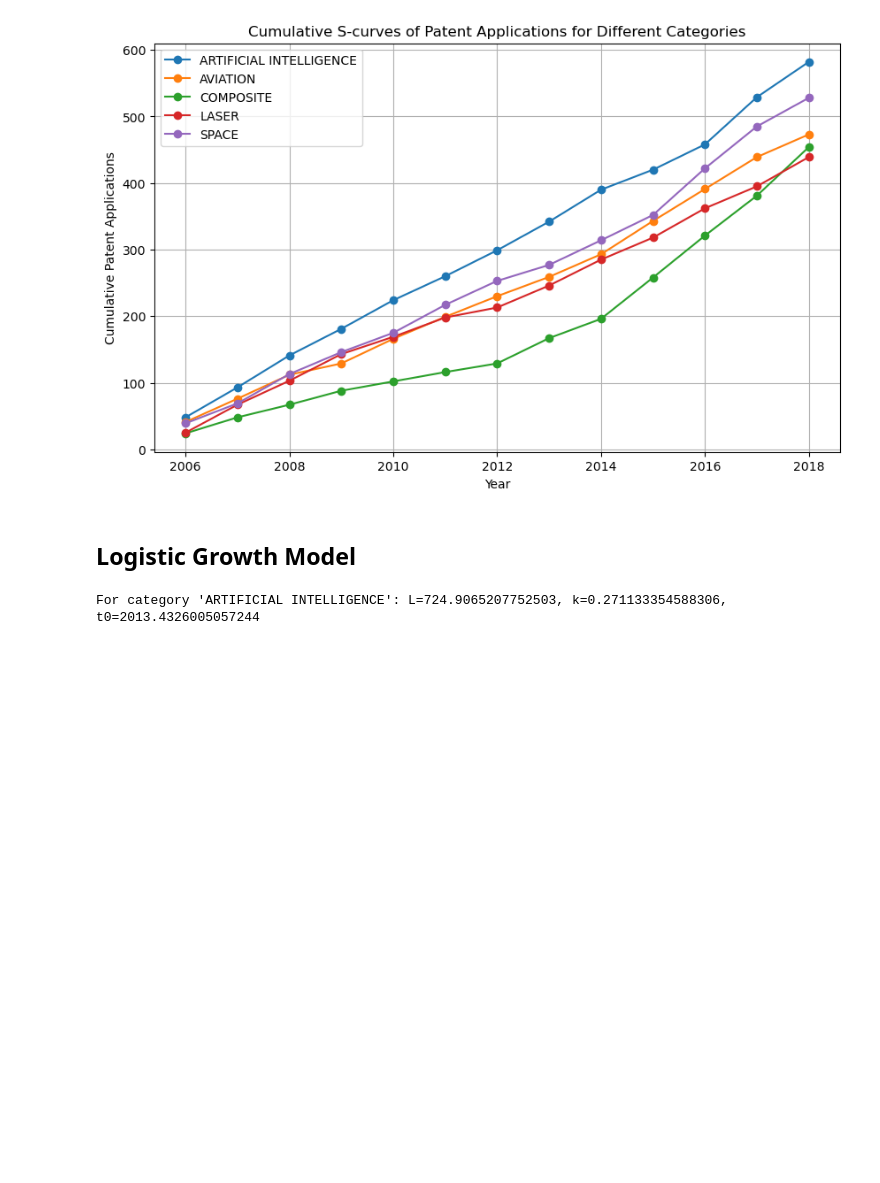
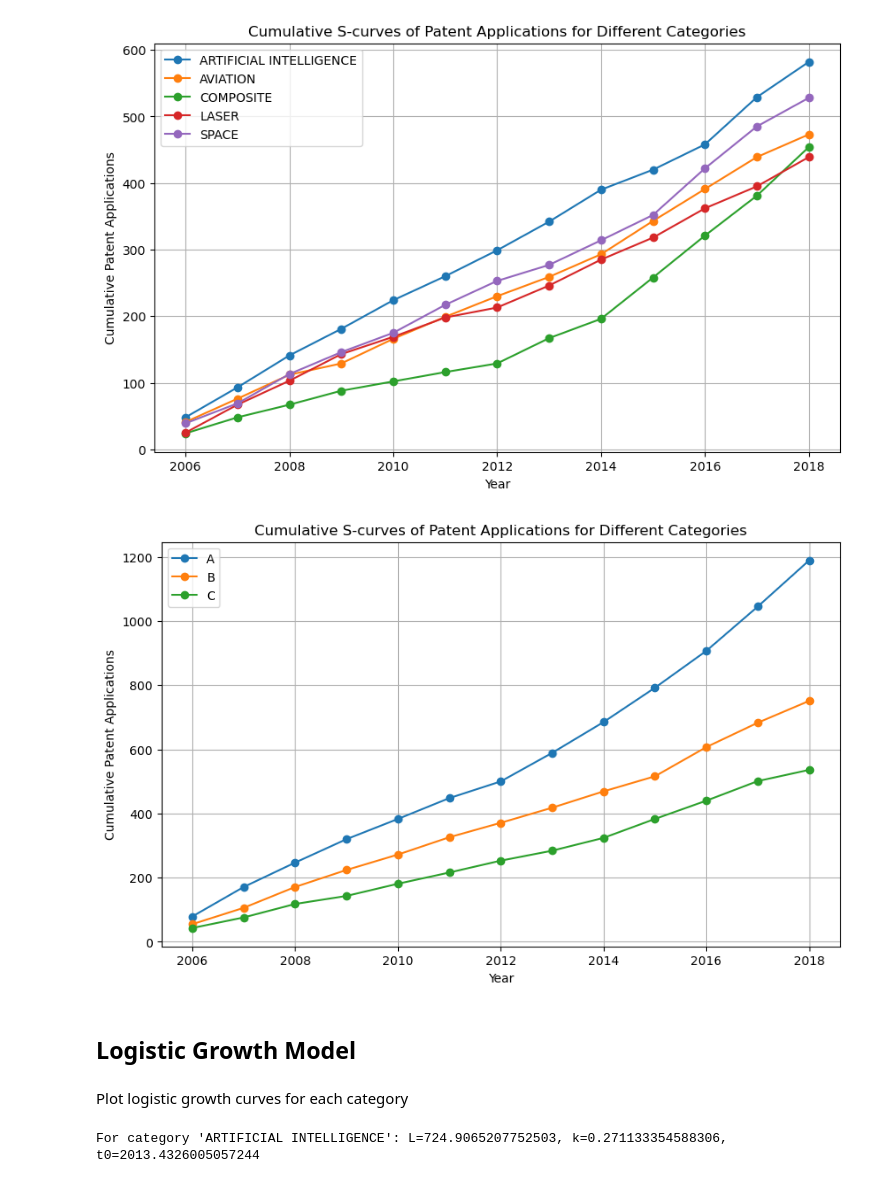
Before and after one commit to faridnec/forecasting-tech-adoption, a Jupyter notebook: notebooks/adoption-models.ipynb, the cells around one changed output. Cells and saved outputs as stored; diff of their text form; code cells hidden in the pictures; blank space fills up the shorter version.

```diff
--- a/notebooks/innovative-models.ipynb
+++ b/notebooks/adoption-models.ipynb
@@ -72,6 +120,33 @@ Plot the S Curve
 utils.plot_cumulative_s_curves(ts_table)
 # %% [output]
 [figure]
+# %%
+def plot_cumulative_s_curves(data: pd.DataFrame):
+    """
+    Plot the cumulative S-curves of patent applications for different categories.
+
+    Parameters:
+    - data: DataFrame containing the cumulative count of patent applications per year for each category
+    """
+    plt.figure(figsize=(10, 6))
+    categories = data['SECTION'].unique()
+
+    for category in categories:
+        category_data = data[data['SECTION'] == category]
+        plt.plot(category_data['YEAR'], category_data['Cumulative_Count'], marker='o', linestyle='-', label=category)
+
+    plt.title('Cumulative S-curves of Patent Applications for Different Categories')
+    plt.xlabel('Year')
+    plt.ylabel('Cumulative Patent Applications')
+    plt.grid(True)
+    plt.legend()
+    plt.show()
+
+plot_cumulative_s_curves(ts_table2)
+# %% [output]
+[figure, added]
 # %% [markdown]
 ## Logistic Growth Model
+# %% [markdown]
+Plot logistic growth curves for each category
 # %%
```
Also changed, not shown: parts of 9 cells of this notebook, 4 other files.
